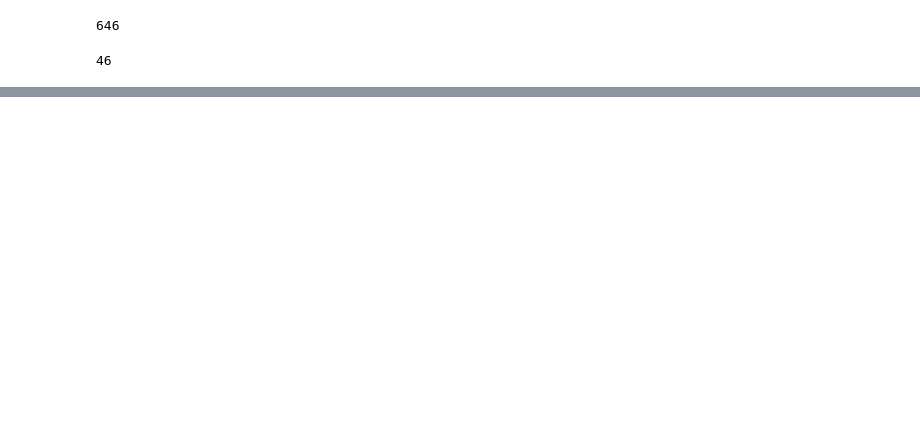
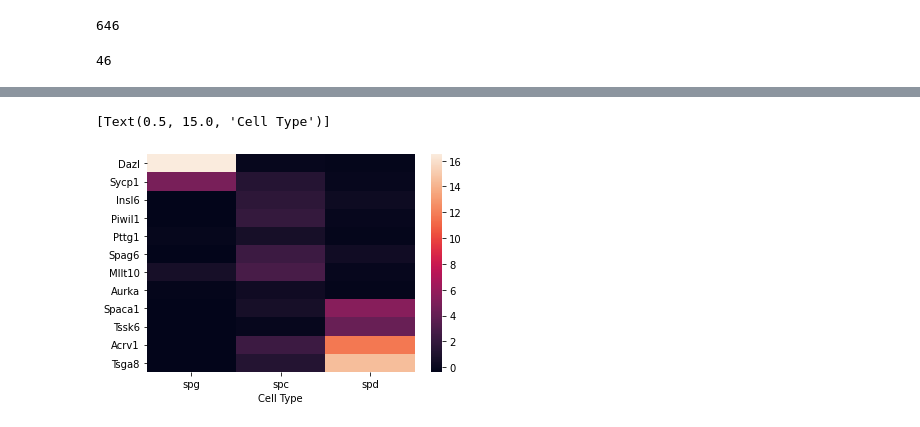
Before and after one commit to lewinsohndp/scSHARP, a Jupyter notebook: jung_results.ipynb, the cells around one changed output, grey strips where cells are left out. Saved outputs shown, nothing was run; the diff lists cells and outputs as text; code cells hidden in the pictures; blank space fills up the shorter version.

```diff
--- a/jung_results.ipynb
+++ b/jung_results.ipynb
@@ -143,0 +204,8 @@ len(test_nodes)
+# %%
+markers = ['Dazl','Sycp1','Insl6','Piwil1','Pttg1','Spag6','Mllt10','Aurka','Spaca1','Tssk6','Acrv1','Tsga8']
+ax = sns.heatmap(scale_int_df.loc[markers,:])
+ax.set(xlabel="Cell Type")
+#ax.legend()
+# %% [output]
+[Text(0.5, 15.0, 'Cell Type')]
+[figure, added]
```
Also changed, not shown: parts of 18 cells of this notebook, 18 other files.
